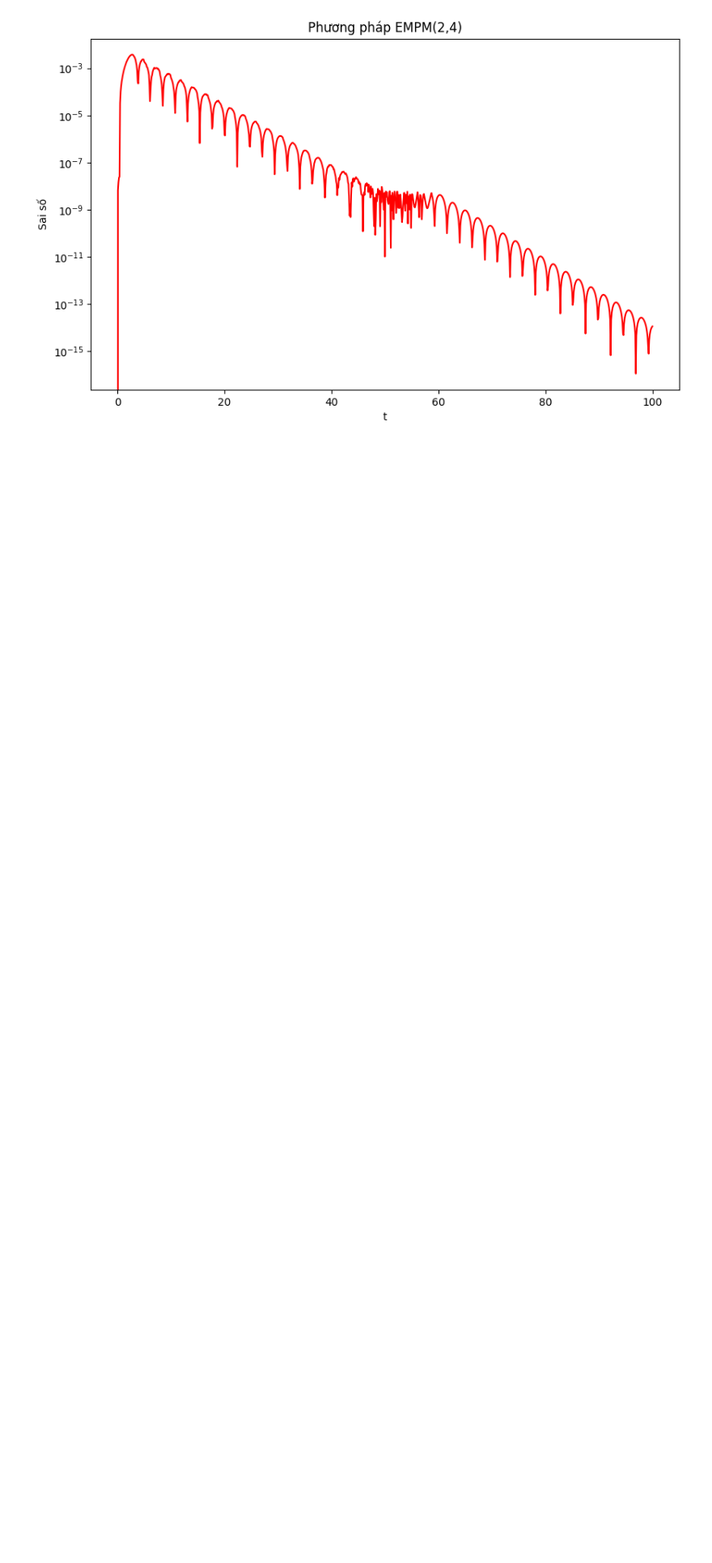
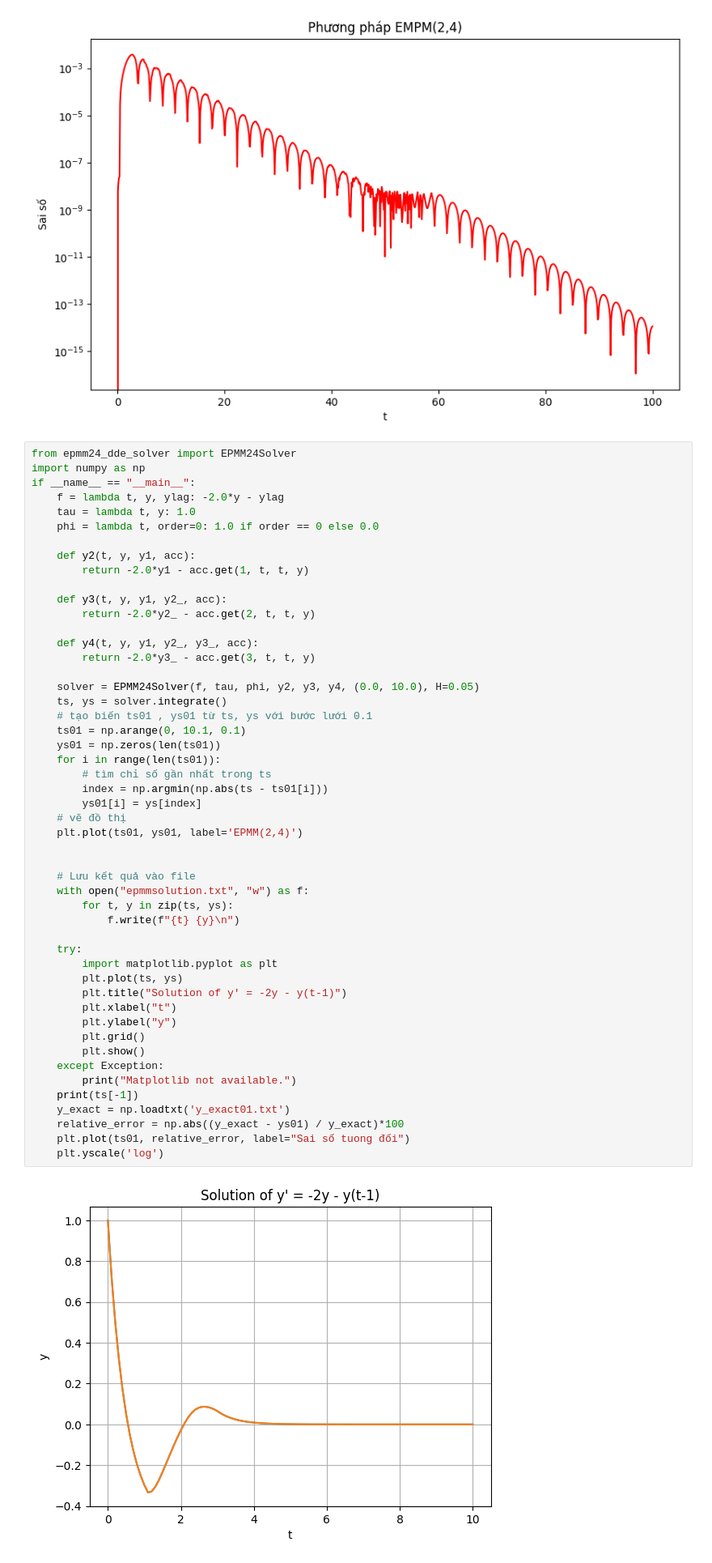
Before and after one commit to baotn0708/Numerical_method_for_DDE, a Jupyter notebook: sudung.ipynb, the cells around one changed output. Shown: that part at 81% size. Saved outputs shown, nothing was run; the diff lists cells and outputs as text; blank space fills up the shorter version.

```diff
--- a/sudung.ipynb
+++ b/sudung.ipynb
@@ -179,3 +199,55 @@ plt.title("Phương pháp EMPM(2,4)")
 # %% [output]
 Text(0.5, 1.0, 'Phương pháp EMPM(2,4)')
 [figure]
+# %%
+from epmm24_dde_solver import EPMM24Solver
+import numpy as np
+if __name__ == "__main__":
+    f = lambda t, y, ylag: -2.0*y - ylag
+    tau = lambda t, y: 1.0
+    phi = lambda t, order=0: 1.0 if order == 0 else 0.0
+
+    def y2(t, y, y1, acc):
+        return -2.0*y1 - acc.get(1, t, t, y)
+
+    def y3(t, y, y1, y2_, acc):
+        return -2.0*y2_ - acc.get(2, t, t, y)
+
+    def y4(t, y, y1, y2_, y3_, acc):
+        return -2.0*y3_ - acc.get(3, t, t, y)
+
+    solver = EPMM24Solver(f, tau, phi, y2, y3, y4, (0.0, 10.0), H=0.05)
+    ts, ys = solver.integrate()
+    # tạo biến ts01 , ys01 từ ts, ys với bước lưới 0.1
+    ts01 = np.arange(0, 10.1, 0.1)
+    ys01 = np.zeros(len(ts01))
+    for i in range(len(ts01)):
+        # tìm chỉ số gần nhất trong ts
+        index = np.argmin(np.abs(ts - ts01[i]))
+        ys01[i] = ys[index]
+    # vẽ đồ thị
+    plt.plot(ts01, ys01, label='EPMM(2,4)')
+
+
+    # Lưu kết quả vào file
+    with open("epmmsolution.txt", "w") as f:
+        for t, y in zip(ts, ys):
+            f.write(f"{t} {y}\n")
+
+    try:
+        import matplotlib.pyplot as plt
+        plt.plot(ts, ys)
+        plt.title("Solution of y' = -2y - y(t-1)")
+        plt.xlabel("t")
+        plt.ylabel("y")
+        plt.grid()
+        plt.show()
+    except Exception:
+        print("Matplotlib not available.")
+    print(ts[-1])
+    y_exact = np.loadtxt('y_exact01.txt')
+    relative_error = np.abs((y_exact - ys01) / y_exact)*100
+    plt.plot(ts01, relative_error, label="Sai số tuong đối")
+    plt.yscale('log')
+# %% [output]
+[figure, added]
```
Also changed, not shown: parts of 5 cells of this notebook, 3 other files.
